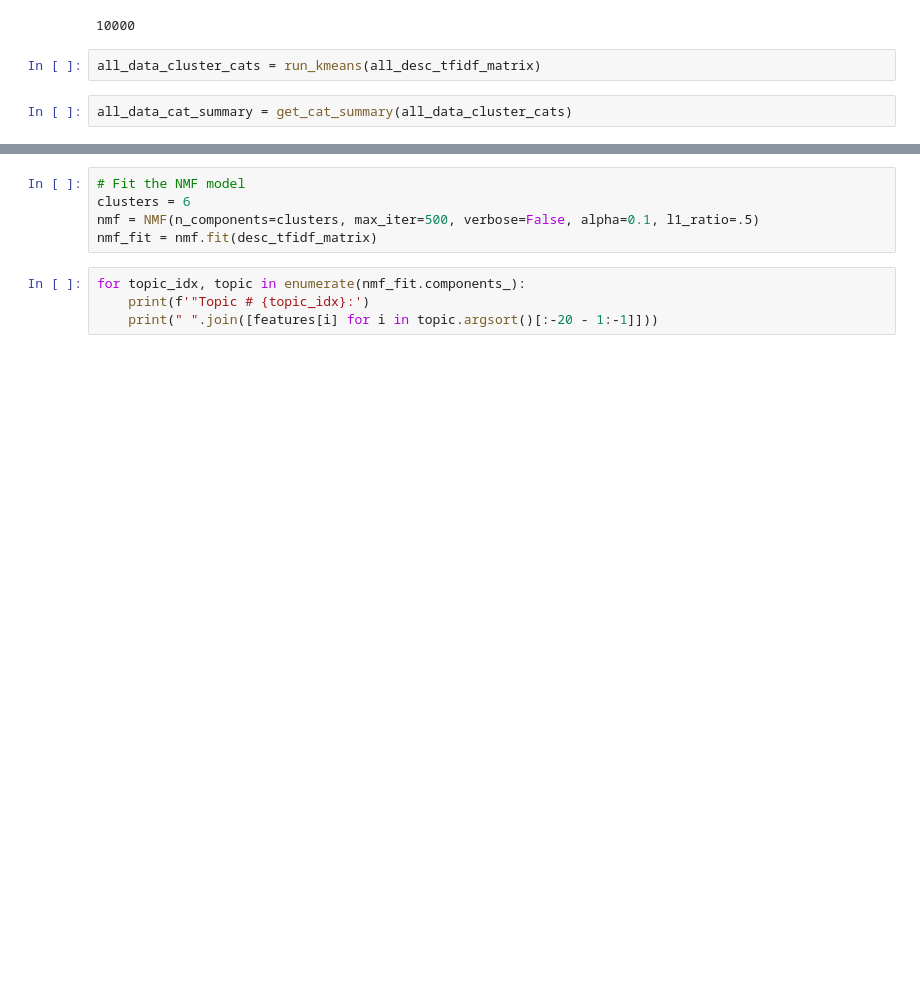
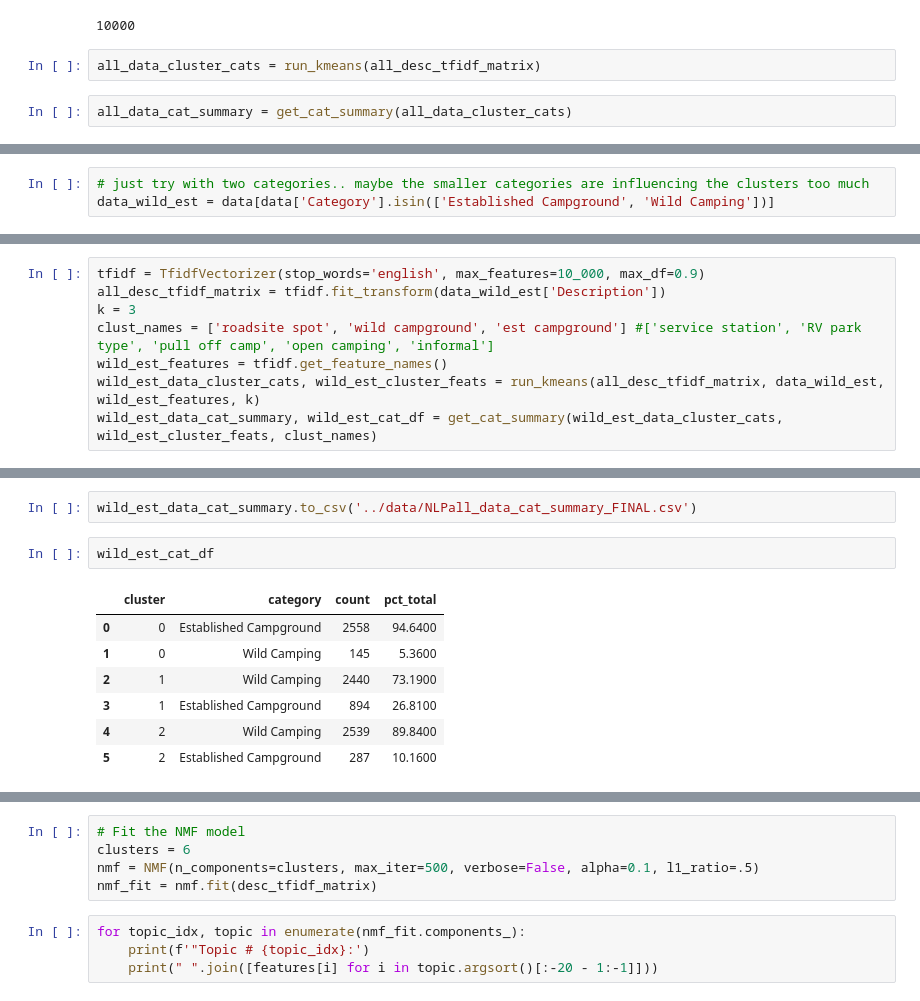
Before and after one commit to paultanger/CampsitePredict, a Jupyter notebook: notebooks/NLP_of_descriptions.ipynb, the cells around one changed output, grey strips where cells are left out. Drawn from its saved outputs; the diff is of its cells as text; blank space fills up the shorter version.

```diff
--- a/notebooks/NLP_of_descriptions.ipynb
+++ b/notebooks/NLP_of_descriptions.ipynb
@@ -313,0 +309,3 @@ all_data_cat_summary
+# %%
+# just try with two categories.. maybe the smaller categories are influencing the clusters too much
+data_wild_est = data[data['Category'].isin(['Established Campground', 'Wild Camping'])]
@@ -313,0 +316,8 @@ all_data_cat_summary
+# %%
+tfidf = TfidfVectorizer(stop_words='english', max_features=10_000, max_df=0.9)
+all_desc_tfidf_matrix = tfidf.fit_transform(data_wild_est['Description'])
+k = 3
+clust_names = ['roadsite spot', 'wild campground', 'est campground'] #['service station', 'RV park type', 'pull off camp', 'open camping', 'informal']
+wild_est_features = tfidf.get_feature_names()
+wild_est_data_cluster_cats, wild_est_cluster_feats = run_kmeans(all_desc_tfidf_matrix, data_wild_est, wild_est_features, k)
+wild_est_data_cat_summary, wild_est_cat_df = get_cat_summary(wild_est_data_cluster_cats, wild_est_cluster_feats, clust_names)
@@ -313,0 +337,12 @@ all_data_cat_summary
+# %%
+wild_est_data_cat_summary.to_csv('../data/NLPall_data_cat_summary_FINAL.csv')
+# %%
+wild_est_cat_df
+# %% [output]
+|  | cluster | category | count | pct_total |
+| 0 | 0 | Established Campground | 2558 | 94.6400 |
+| 1 | 0 | Wild Camping | 145 | 5.3600 |
+| 2 | 1 | Wild Camping | 2440 | 73.1900 |
+| 3 | 1 | Established Campground | 894 | 26.8100 |
+| 4 | 2 | Wild Camping | 2539 | 89.8400 |
+| 5 | 2 | Established Campground | 287 | 10.1600 |
```
Also changed, not shown: parts of 9 cells of this notebook.
